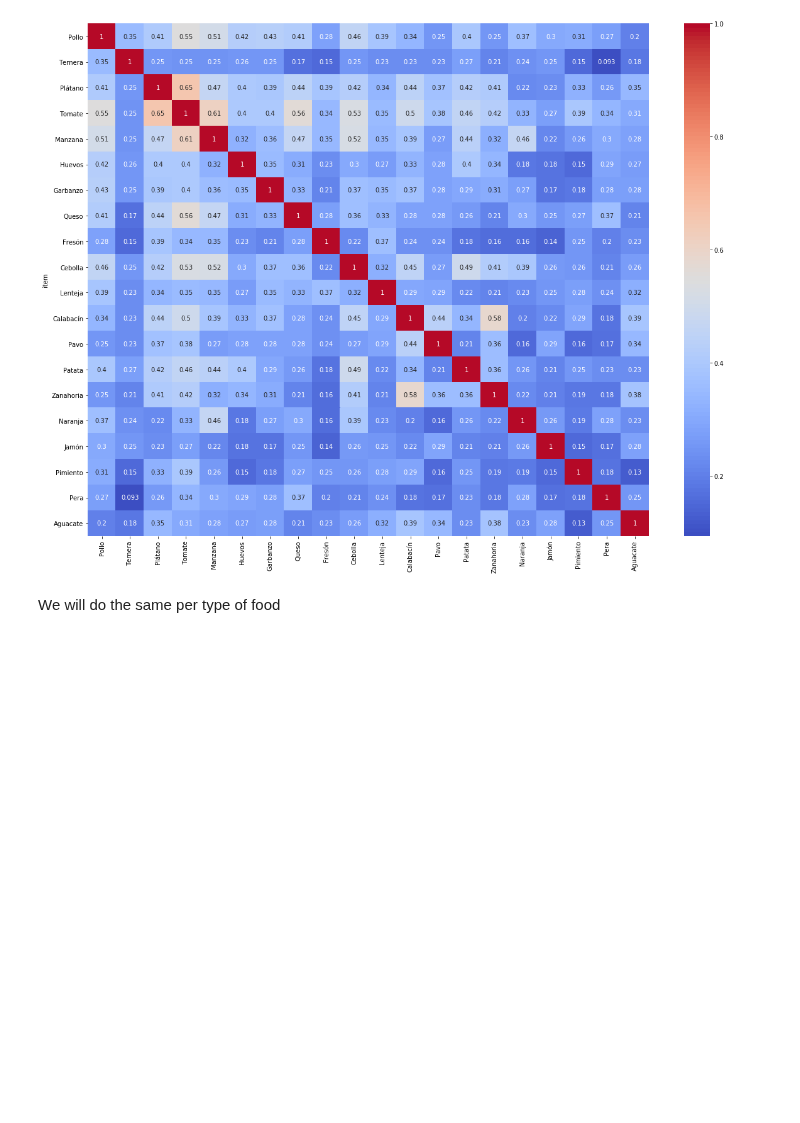
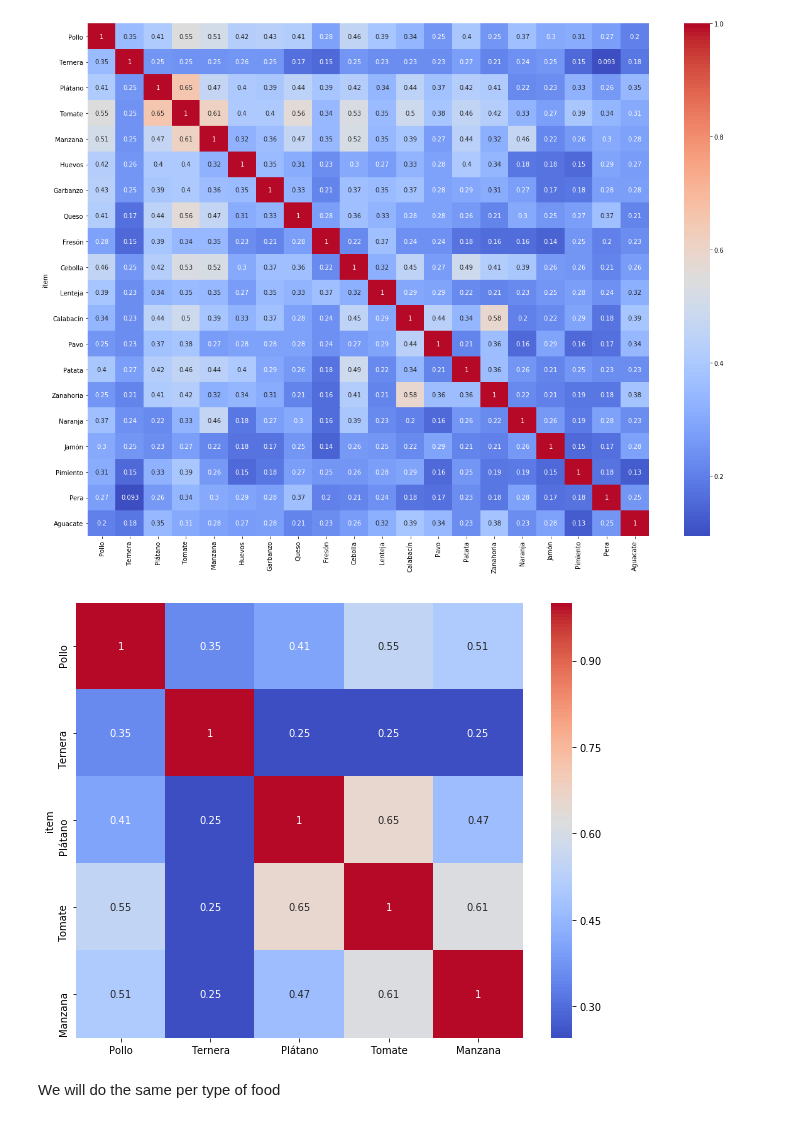
Before and after one commit to adriaferrer/Vimet, a Jupyter notebook: 02. Descriptive statistics/Descriptive _stats_all.ipynb, the cells around one changed output. Saved outputs shown, nothing was run; the diff lists cells and outputs as text; code cells hidden in the pictures; blank space fills up the shorter version.

```diff
--- a/02. Descriptive statistics/Descriptive _stats_all.ipynb
+++ b/02. Descriptive statistics/Descriptive _stats_all.ipynb
@@ -102,5 +63,18 @@ sns.heatmap(matrix_20, cmap=cmap, annot=True)
 plt.show()
 # %% [output]
 [figure]
+# %%
+# And for the presentation, the top5 selling products
+top_5 = list(items.groupby('tags').sum()['Lineitem quantity'].sort_values(ascending=False).head().index)
+
+matrix_5 = vim.matrix_best_items(items, top_5)
+# %%
+plt.figure(figsize=(10,8))
+cmap = sns.color_palette("coolwarm", 128)
+sns.heatmap(matrix_5, cmap=cmap, annot=True)
+
+plt.show()
+# %% [output]
+[figure, added]
 # %% [markdown]
 We will do the same per type of food
```
Also changed, not shown: parts of 16 cells of this notebook, 1 other file.
